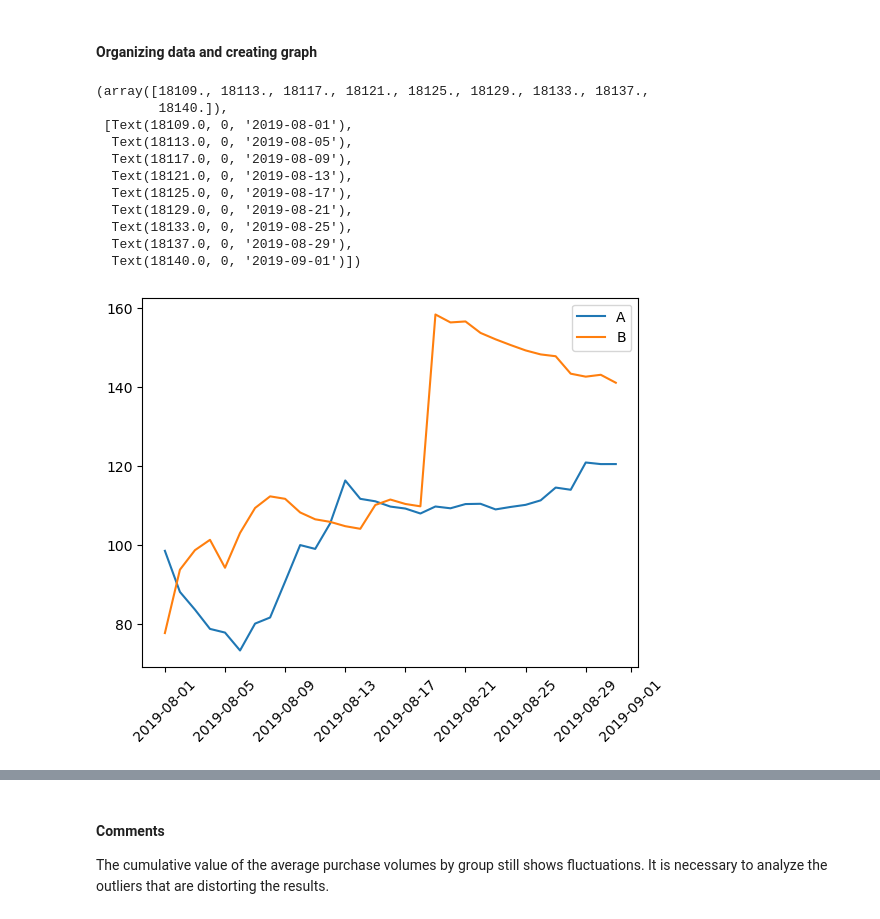
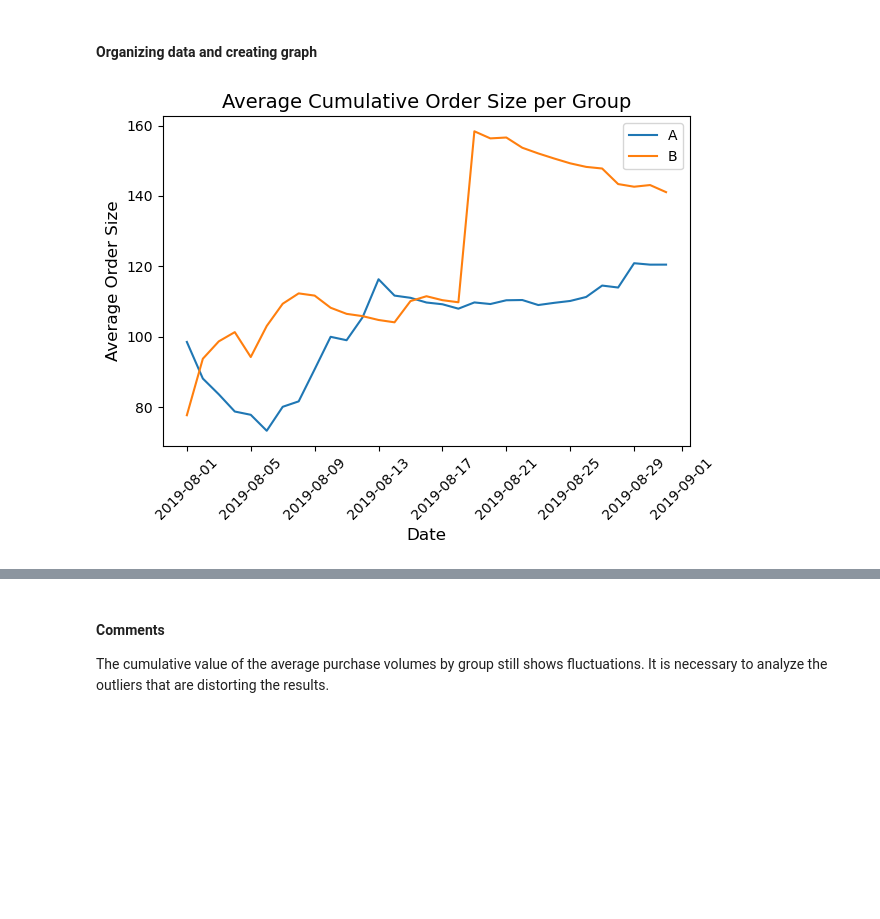
Before and after one commit to rockaline/AB_Test, a Jupyter notebook: Notebook.ipynb, the cells around one changed output, grey strips where cells are left out. Drawn from its saved outputs; the diff is of its cells as text; code cells hidden in the pictures; blank space fills up the shorter version.

```diff
--- a/Notebook.ipynb
+++ b/Notebook.ipynb
@@ -383,34 +381,34 @@ Group B took the lead from the beggining of the test and remained ahead. It seem
 # %%
 # Plot for group A
 plt.plot(
     cumulativeRevenueA['date'],
     cumulativeRevenueA['revenue']/cumulativeRevenueA['orders'],
     label='A'
 )
 
 
 # Plor for group B
 plt.plot(
     cumulativeRevenueB['date'],
     cumulativeRevenueB['revenue']/cumulativeRevenueB['orders'],
     label='B'
 )
 
 # Adding legend
 plt.legend()
 
+# Adding axis titles
+plt.xlabel("Date", fontsize=12)
+plt.ylabel("Average Order Size", fontsize=12)
+
+# Adding a plot title
+plt.title("Average Cumulative Order Size per Group", fontsize=14)
+
 # Rotating the x-axis labels by 45 degrees
 plt.xticks(rotation=45)
+
+# Showing the plot
+plt.tight_layout()
+plt.show()
 # %% [output]
-(array([18109., 18113., 18117., 18121., 18125., 18129., 18133., 18137.,
-        18140.]),
- [Text(18109.0, 0, '2019-08-01'),
-  Text(18113.0, 0, '2019-08-05'),
-  Text(18117.0, 0, '2019-08-09'),
-  Text(18121.0, 0, '2019-08-13'),
-  Text(18125.0, 0, '2019-08-17'),
-  Text(18129.0, 0, '2019-08-21'),
-  Text(18133.0, 0, '2019-08-25'),
-  Text(18137.0, 0, '2019-08-29'),
-  Text(18140.0, 0, '2019-09-01')])
-[figure, old version]
+[figure, new version]
```
Also changed, not shown: parts of 15 cells of this notebook.
